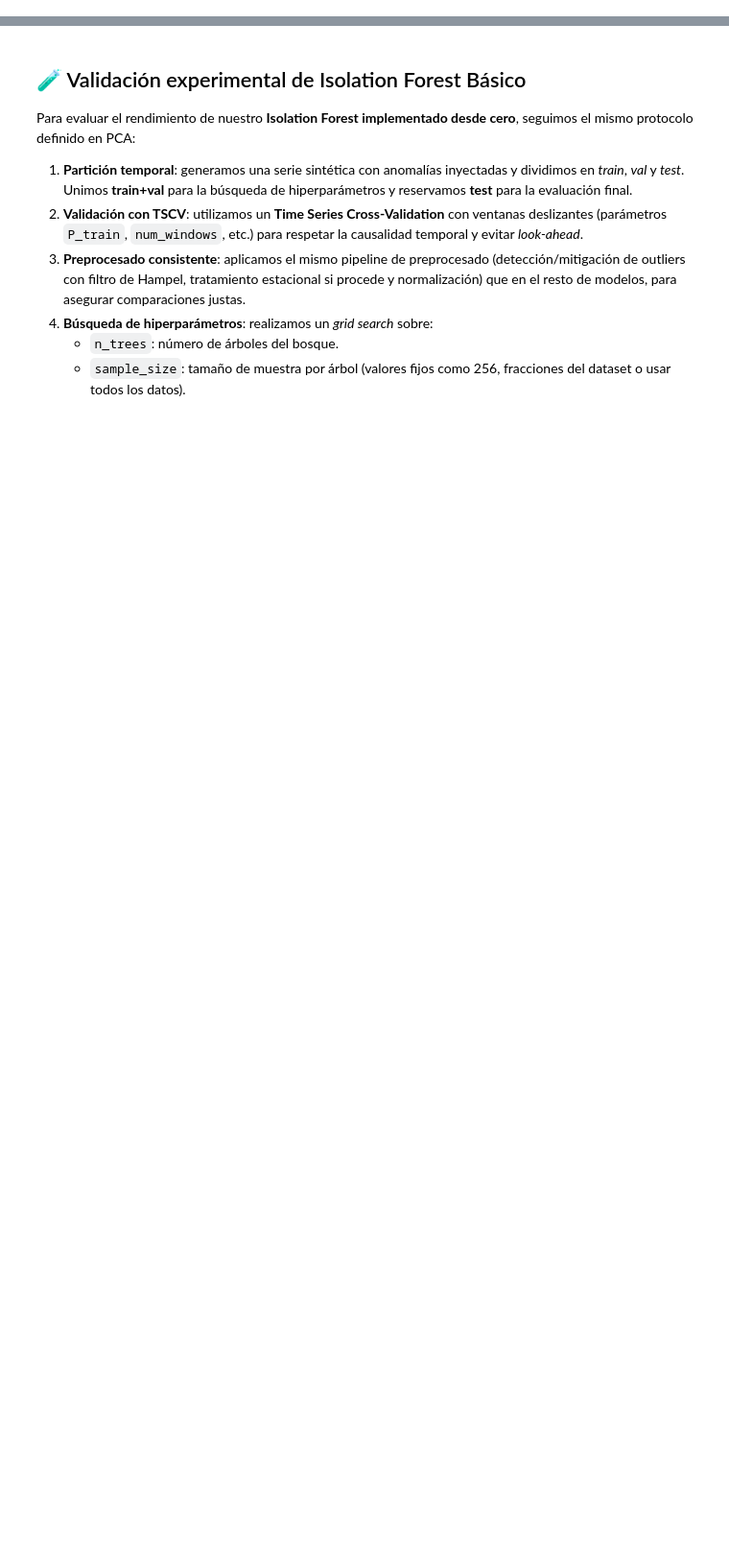
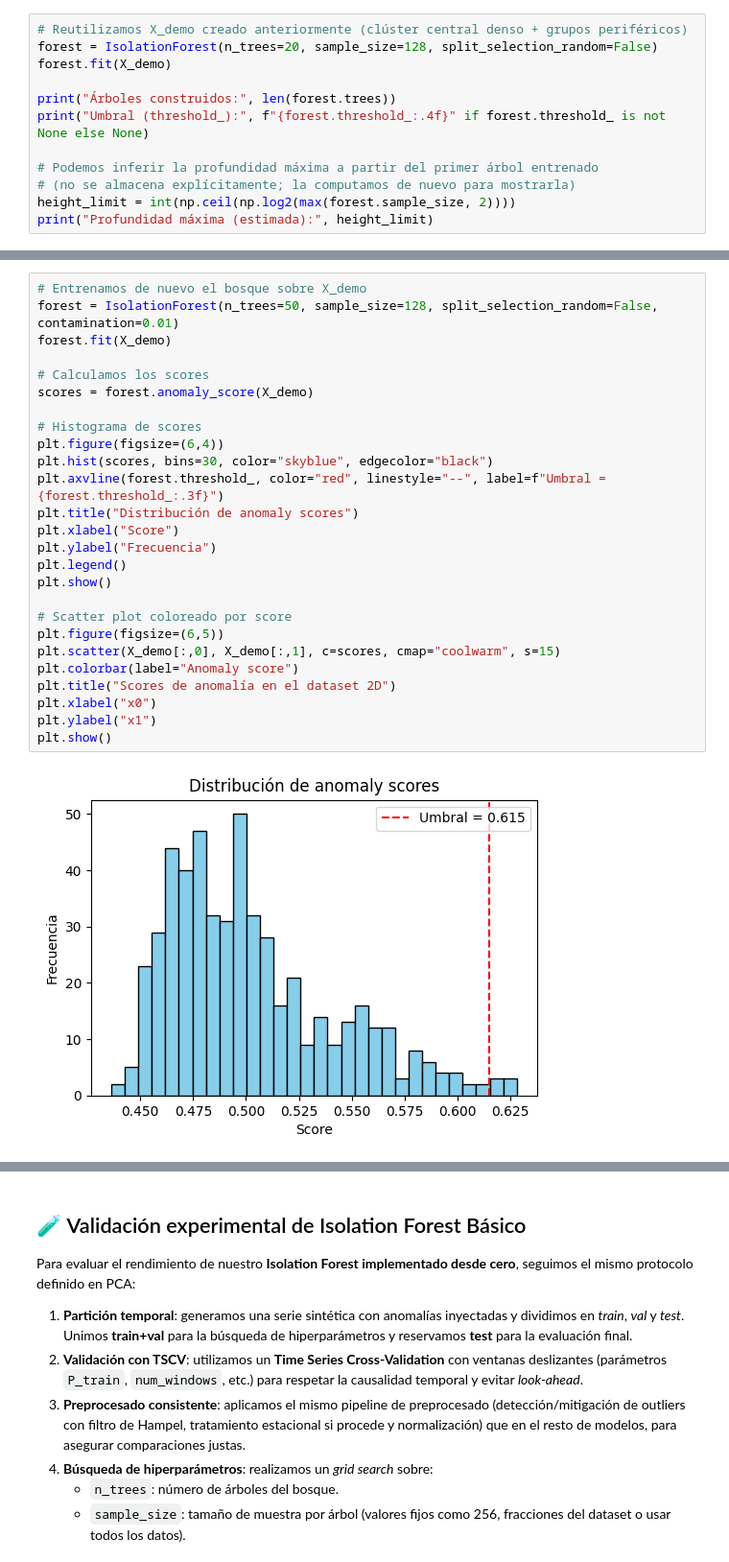
Before and after one commit to PabloAC04/MDF-ANOMALY-DETECTION, a Jupyter notebook: 06_isolation_forest.ipynb, the cells around one changed output, grey strips where cells are left out. Shown at 96% size. Drawn from its saved outputs; the diff is of its cells as text; blank space fills up the shorter version.

Commit message:
Reestructurado jupyter notebook de Isolation Forest

```diff
--- a/06_isolation_forest.ipynb
+++ b/06_isolation_forest.ipynb
@@ -141,0 +436,12 @@ Liu, Fei Tony, Kai Ming Ting, and Zhi-Hua Zhou.
+# %%
+# Reutilizamos X_demo creado anteriormente (clúster central denso + grupos periféricos)
+forest = IsolationForest(n_trees=20, sample_size=128, split_selection_random=False)
+forest.fit(X_demo)
+
+print("Árboles construidos:", len(forest.trees))
+print("Umbral (threshold_):", f"{forest.threshold_:.4f}" if forest.threshold_ is not None else None)
+
+# Podemos inferir la profundidad máxima a partir del primer árbol entrenado
+# (no se almacena explícitamente; la computamos de nuevo para mostrarla)
+height_limit = int(np.ceil(np.log2(max(forest.sample_size, 2))))
+print("Profundidad máxima (estimada):", height_limit)
@@ -141,0 +487,28 @@ Liu, Fei Tony, Kai Ming Ting, and Zhi-Hua Zhou.
+# %%
+# Entrenamos de nuevo el bosque sobre X_demo
+forest = IsolationForest(n_trees=50, sample_size=128, split_selection_random=False, contamination=0.01)
+forest.fit(X_demo)
+
+# Calculamos los scores
+scores = forest.anomaly_score(X_demo)
+
+# Histograma de scores
+plt.figure(figsize=(6,4))
+plt.hist(scores, bins=30, color="skyblue", edgecolor="black")
+plt.axvline(forest.threshold_, color="red", linestyle="--", label=f"Umbral = {forest.threshold_:.3f}")
+plt.title("Distribución de anomaly scores")
+plt.xlabel("Score")
+plt.ylabel("Frecuencia")
+plt.legend()
+plt.show()
+
+# Scatter plot coloreado por score
+plt.figure(figsize=(6,5))
+plt.scatter(X_demo[:,0], X_demo[:,1], c=scores, cmap="coolwarm", s=15)
+plt.colorbar(label="Anomaly score")
+plt.title("Scores de anomalía en el dataset 2D")
+plt.xlabel("x0")
+plt.ylabel("x1")
+plt.show()
+# %% [output]
+[figure, added]
```
Also changed, not shown: parts of 33 cells of this notebook.
